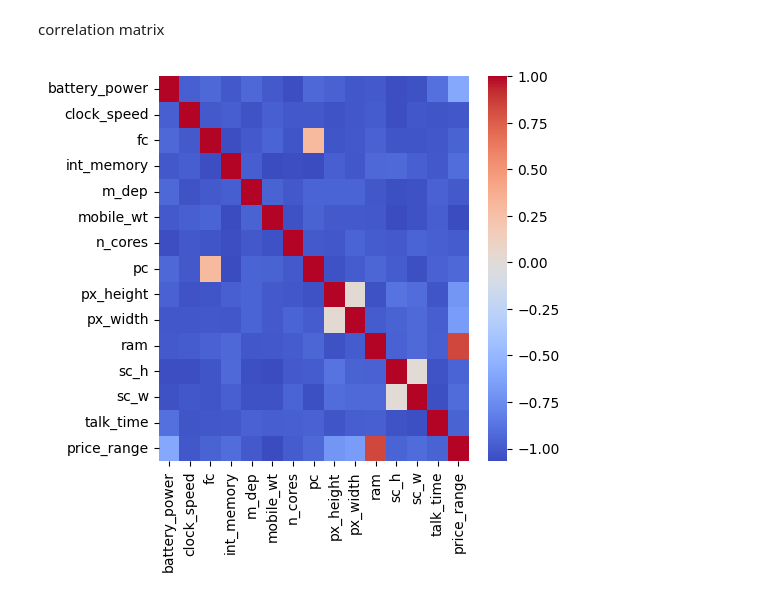
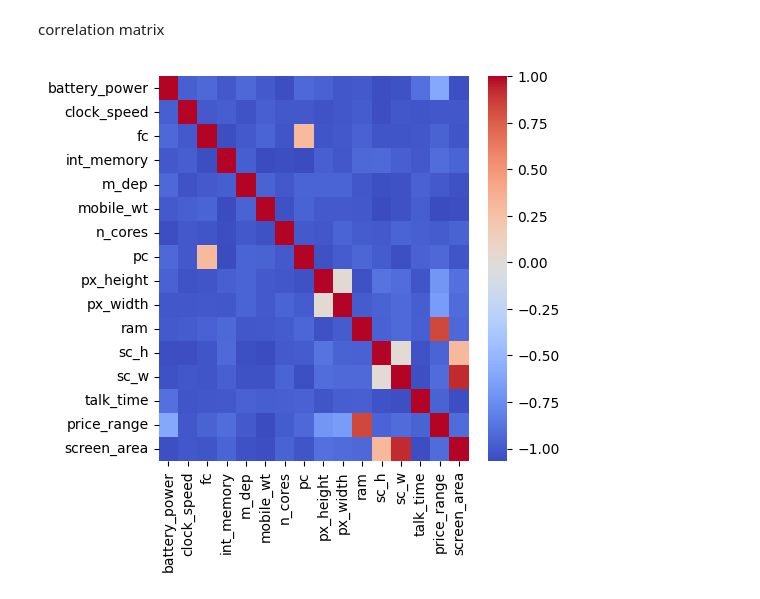
Before and after one commit to xxkaro/Phone-Prices-Classification, a Jupyter notebook: EDA/EDA_final.ipynb, the cells around one changed output. Drawn from its saved outputs; the diff is of its cells as text; code cells hidden in the pictures.

```diff
--- a/EDA/EDA_final.ipynb
+++ b/EDA/EDA_final.ipynb
@@ -297,16 +305,13 @@ plt.show()
 # %% [markdown]
 correlation matrix
 # %%
+non_binary_df['screen_area'] = non_binary_df['sc_h'] * non_binary_df['sc_w']
+
 corr = non_binary_df.corr()
-# plt.figure(figsize=(5, 5))
-# sns.heatmap(corr, annot=False, cmap='coolwarm', fmt=".2f")
-# plt.show()
-
-
 corr_scaled = 2 * corr - 1
 
 plt.figure(figsize=(5, 5))
 sns.heatmap(corr_scaled, annot=False, cmap='coolwarm', fmt=".2f")
 plt.show()
 # %% [output]
-[figure, old version]
+[figure, new version]
```
Also changed, not shown: parts of 11 cells of this notebook.
